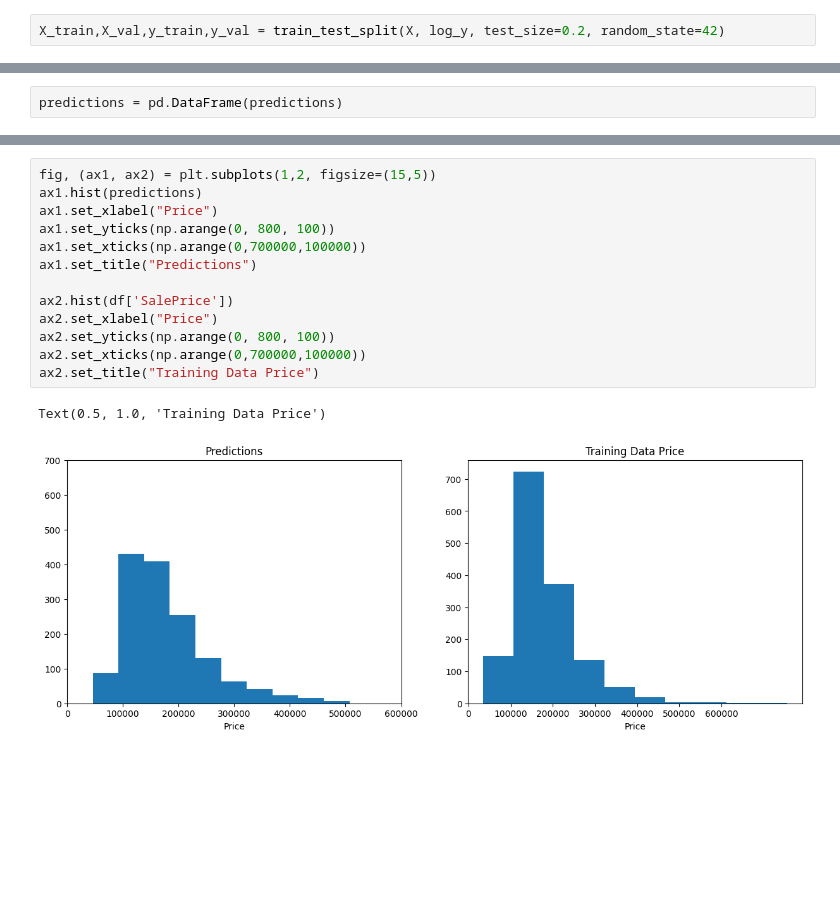
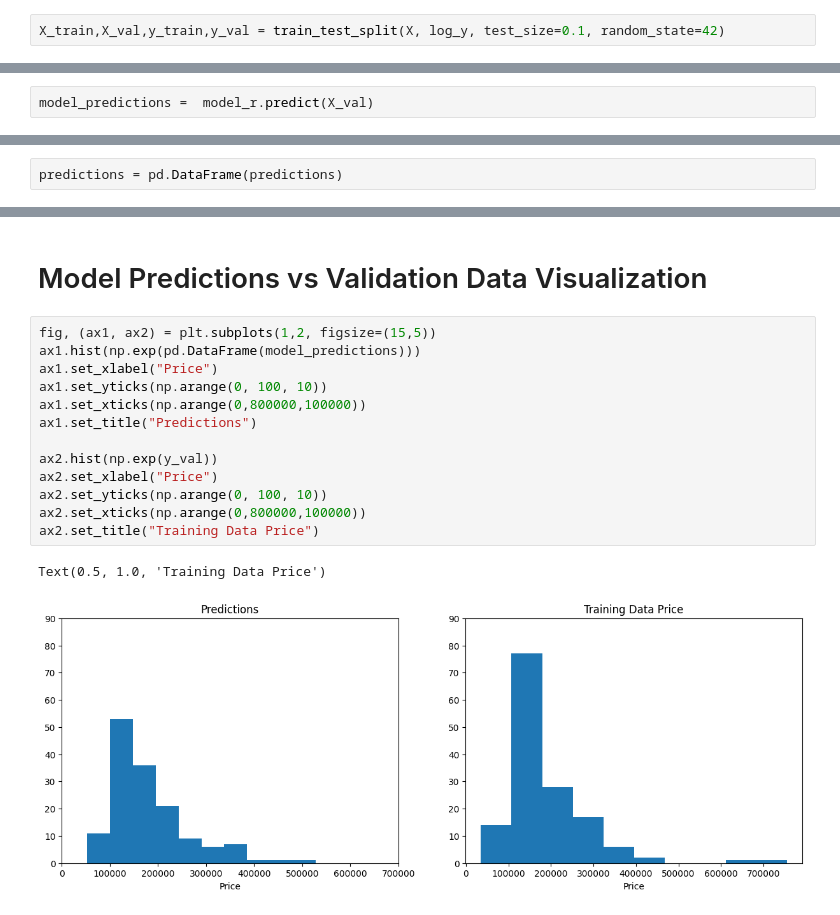
Before and after one commit to jdwatson08/House-Price-Model, a Jupyter notebook: House_price_model.ipynb, the cells around one changed output, grey strips where cells are left out. Saved outputs shown, nothing was run; the diff lists cells and outputs as text; blank space fills up the shorter version.

```diff
--- a/House_price_model.ipynb
+++ b/House_price_model.ipynb
@@ -192,7 +191,7 @@ The baseline mae: 180909.17183950983
 # %% [markdown]
 # Split Data
 # %%
-X_train,X_val,y_train,y_val = train_test_split(X, log_y, test_size=0.2, random_state=42)
+X_train,X_val,y_train,y_val = train_test_split(X, log_y, test_size=0.1, random_state=42)
 # %% [markdown]
 # Model
 # %%
@@ -236,3 +235,5 @@ The model mae is: 0.11181968552719691
+# %%
+model_predictions =  model_r.predict(X_val)
 # %% [markdown]
 # Feature Permutation
 # %%
@@ -312,17 +313,19 @@ predictions
 1459 rows × 1 columns
+# %% [markdown]
+# Model Predictions vs Validation Data Visualization
 # %%
 fig, (ax1, ax2) = plt.subplots(1,2, figsize=(15,5))
-ax1.hist(predictions)
+ax1.hist(np.exp(pd.DataFrame(model_predictions)))
 ax1.set_xlabel("Price")
-ax1.set_yticks(np.arange(0, 800, 100))
-ax1.set_xticks(np.arange(0,700000,100000))
+ax1.set_yticks(np.arange(0, 100, 10))
+ax1.set_xticks(np.arange(0,800000,100000))
 ax1.set_title("Predictions")
 
-ax2.hist(df['SalePrice'])
+ax2.hist(np.exp(y_val))
 ax2.set_xlabel("Price")
-ax2.set_yticks(np.arange(0, 800, 100))
-ax2.set_xticks(np.arange(0,700000,100000))
+ax2.set_yticks(np.arange(0, 100, 10))
+ax2.set_xticks(np.arange(0,800000,100000))
 ax2.set_title("Training Data Price")
 # %% [output]
 Text(0.5, 1.0, 'Training Data Price')
-[figure, old version]
+[figure, new version]
```
Also changed, not shown: parts of 6 cells of this notebook.
